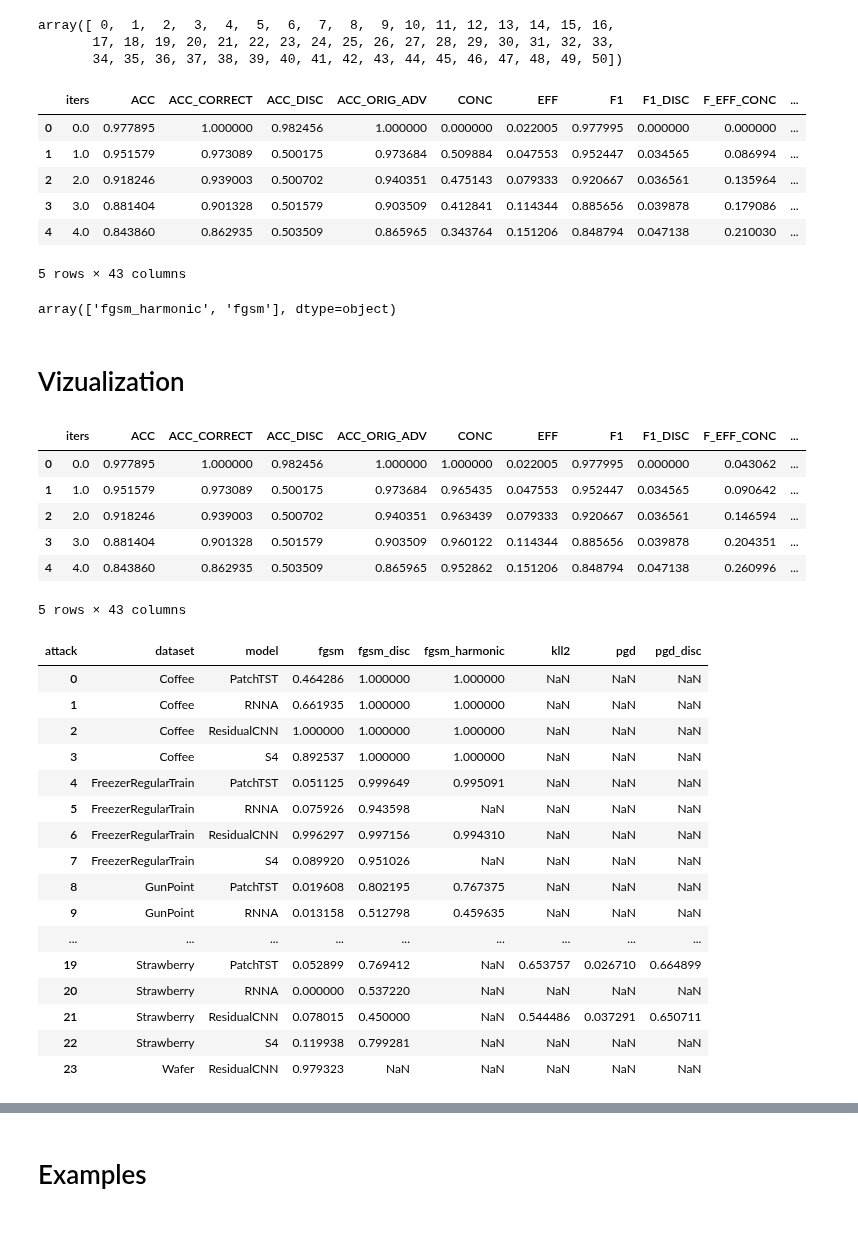
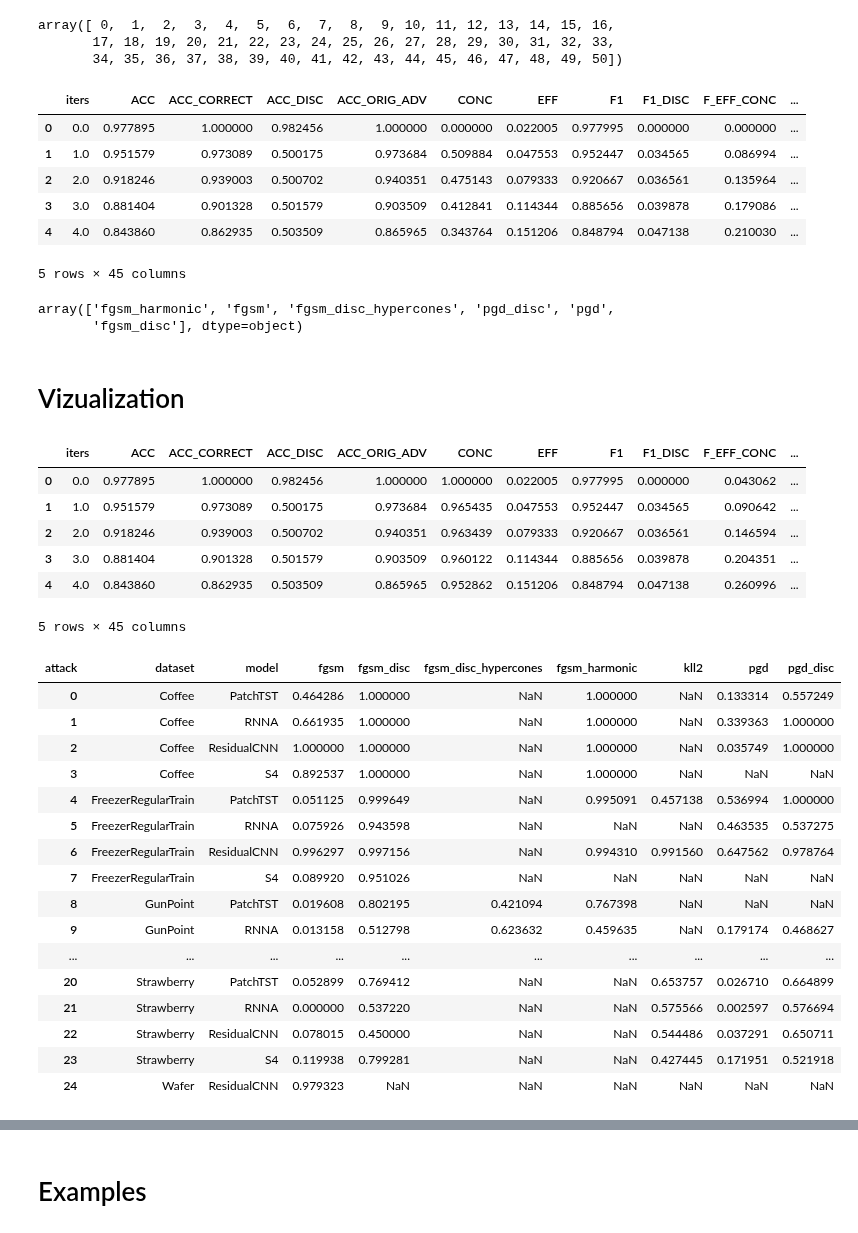
Before and after one commit to petrsokerin/Hidden_adversarial_attacks, a Jupyter notebook: notebooks/clearml_metrics.ipynb, the cells around one changed output, grey strips where cells are left out. Cells and saved outputs as stored; diff of their text form; code cells hidden in the pictures.

```diff
--- a/notebooks/clearml_metrics.ipynb
+++ b/notebooks/clearml_metrics.ipynb
@@ -161,8 +161,8 @@ def load_local_data(datasets, models, prefixes, flag_test=True):
 # model = 'ResidualCNN'
 
 results = load_local_data(
-    datasets = ['GunPointMaleVersusFemale', 'Strawberry', 'PowerCons', 'GunPoint'],
-    models = ['ResidualCNN', 'PatchTST'], # ['S4', 'ResidualCNN', 'TST', 'PatchTST', 'RNNA']
+    datasets = ['GunPointMaleVersusFemale', 'Strawberry', 'PowerCons', 'GunPoint', 'Coffee', 'FreezerRegularTrain'],
+    models = ['ResidualCNN', 'PatchTST', 'S4', 'RNNA'], # ['S4', 'ResidualCNN', 'TST', 'PatchTST', 'RNNA']
     prefixes = ['fast_run', 'test'],
     flag_test = True,
 )
@@ -170,11 +170,13 @@ results = load_local_data(
 
 mask = \
     (results['full_exp_name'].str.contains('pgd')) | \
+    (results['full_exp_name'].str.contains('harmonic')) | \
+    (results['full_exp_name'].str.contains('hypercones')) | \
     (results['full_exp_name'].str.contains('simba')) | \
     (results['full_exp_name'].str.contains('kll2')) | \
     (
         results['full_exp_name'].str.contains('fgsm') & \
-        (results['dataset'] == 'PowerCons') & results['model'].isin(['PatchTST', 'ResidualCNN'])
+        (results['dataset'] == 'PowerCons') & results['model'].isin(['PatchTST', 'ResidualCNN', 'S4', 'RNNA'])
 )
 results = results[mask].rename(columns={'step_id': 'iters'})
 results['exp_name'] = results['full_exp_name']
@@ -264,7 +264,7 @@ metrics.head()
 | 2 | 2.0 | 0.918246 | 0.939003 | 0.500702 | 0.940351 | 0.475143 | 0.079333 | 0.920667 | 0.036561 | 0.135964 | ... |
 | 3 | 3.0 | 0.881404 | 0.901328 | 0.501579 | 0.903509 | 0.412841 | 0.114344 | 0.885656 | 0.039878 | 0.179086 | ... |
 | 4 | 4.0 | 0.843860 | 0.862935 | 0.503509 | 0.865965 | 0.343764 | 0.151206 | 0.848794 | 0.047138 | 0.210030 | ... |
-5 rows × 43 columns
+5 rows × 45 columns
 # %%
 hid_col = 'F1'
 conc_col = 'F1_DISC'
@@ -276,7 +276,8 @@ metrics['F_EFF_CONC'] = 2 * metrics['EFF']  * metrics['CONC'] / (metrics['EFF']
 mask = (metrics['model'] == 'ResidualCNN') & (metrics['dataset'] == 'PowerCons') # & (metrics['attack'] == 'fgsm')
 metrics[mask]['attack'].unique()
 # %% [output]
-array(['fgsm_harmonic', 'fgsm'], dtype=object)
+array(['fgsm_harmonic', 'fgsm', 'fgsm_disc_hypercones', 'pgd_disc', 'pgd',
+       'fgsm_disc'], dtype=object)
 # %% [markdown]
 # Vizualization
 # %%
@@ -288,39 +289,39 @@ metrics.head()
 | 2 | 2.0 | 0.918246 | 0.939003 | 0.500702 | 0.940351 | 0.963439 | 0.079333 | 0.920667 | 0.036561 | 0.146594 | ... |
 | 3 | 3.0 | 0.881404 | 0.901328 | 0.501579 | 0.903509 | 0.960122 | 0.114344 | 0.885656 | 0.039878 | 0.204351 | ... |
 | 4 | 4.0 | 0.843860 | 0.862935 | 0.503509 | 0.865965 | 0.952862 | 0.151206 | 0.848794 | 0.047138 | 0.260996 | ... |
-5 rows × 43 columns
+5 rows × 45 columns
 # %%
 metric_name = 'F_EFF_CONC'
 
 eff_thr = 0.9
 pgd_fgsm_iter_thr = 40
 simba_iter_thr = 1200
 kll2_iter_thr = 350
 
 filter_start_point_mask = (metrics['EFF'] > eff_thr) | \
     (((metrics['attack'].str.contains('fgsm')) |  (metrics['attack'].str.contains('pgd'))) & (metrics['iters'] >= pgd_fgsm_iter_thr)) | \
     ((metrics['attack'].str.contains('simba')) & (metrics['iters'] >= simba_iter_thr)) | \
     ((metrics['attack'].str.contains('kll2')) & (metrics['iters'] >= kll2_iter_thr))
 
-agg_data = metrics[filter_start_point_mask].groupby(by=['dataset', 'model', 'attack'], as_index=False).agg({metric_name: max})
-agg_data = agg_data.pivot(index=['dataset', 'model'], columns='attack', values=metric_name).reset_index()
+grouped_data = metrics[filter_start_point_mask].groupby(by=['dataset', 'model', 'attack'], as_index=False).agg({metric_name: max})
+agg_data = grouped_data.pivot(index=['dataset', 'model'], columns='attack', values=metric_name).reset_index()
 # agg_data = agg_data.dropna(subset=['fgsm', 'fgsm_disc'])
 agg_data
 # %% [output]
-| attack | dataset | model | fgsm | fgsm_disc | fgsm_harmonic | kll2 | pgd | pgd_disc |
-| 0 | Coffee | PatchTST | 0.464286 | 1.000000 | 1.000000 | NaN | NaN | NaN |
-| 1 | Coffee | RNNA | 0.661935 | 1.000000 | 1.000000 | NaN | NaN | NaN |
-| 2 | Coffee | ResidualCNN | 1.000000 | 1.000000 | 1.000000 | NaN | NaN | NaN |
-| 3 | Coffee | S4 | 0.892537 | 1.000000 | 1.000000 | NaN | NaN | NaN |
-| 4 | FreezerRegularTrain | PatchTST | 0.051125 | 0.999649 | 0.995091 | NaN | NaN | NaN |
-| 5 | FreezerRegularTrain | RNNA | 0.075926 | 0.943598 | NaN | NaN | NaN | NaN |
-| 6 | FreezerRegularTrain | ResidualCNN | 0.996297 | 0.997156 | 0.994310 | NaN | NaN | NaN |
-| 7 | FreezerRegularTrain | S4 | 0.089920 | 0.951026 | NaN | NaN | NaN | NaN |
-| 8 | GunPoint | PatchTST | 0.019608 | 0.802195 | 0.767375 | NaN | NaN | NaN |
-| 9 | GunPoint | RNNA | 0.013158 | 0.512798 | 0.459635 | NaN | NaN | NaN |
-| ... | ... | ... | ... | ... | ... | ... | ... | ... |
-| 19 | Strawberry | PatchTST | 0.052899 | 0.769412 | NaN | 0.653757 | 0.026710 | 0.664899 |
-| 20 | Strawberry | RNNA | 0.000000 | 0.537220 | NaN | NaN | NaN | NaN |
-| 21 | Strawberry | ResidualCNN | 0.078015 | 0.450000 | NaN | 0.544486 | 0.037291 | 0.650711 |
-| 22 | Strawberry | S4 | 0.119938 | 0.799281 | NaN | NaN | NaN | NaN |
-| 23 | Wafer | ResidualCNN | 0.979323 | NaN | NaN | NaN | NaN | NaN |
+| attack | dataset | model | fgsm | fgsm_disc | fgsm_disc_hypercones | fgsm_harmonic | kll2 | pgd | pgd_disc |
+| 0 | Coffee | PatchTST | 0.464286 | 1.000000 | NaN | 1.000000 | NaN | 0.133314 | 0.557249 |
+| 1 | Coffee | RNNA | 0.661935 | 1.000000 | NaN | 1.000000 | NaN | 0.339363 | 1.000000 |
+| 2 | Coffee | ResidualCNN | 1.000000 | 1.000000 | NaN | 1.000000 | NaN | 0.035749 | 1.000000 |
+| 3 | Coffee | S4 | 0.892537 | 1.000000 | NaN | 1.000000 | NaN | NaN | NaN |
+| 4 | FreezerRegularTrain | PatchTST | 0.051125 | 0.999649 | NaN | 0.995091 | 0.457138 | 0.536994 | 1.000000 |
+| 5 | FreezerRegularTrain | RNNA | 0.075926 | 0.943598 | NaN | NaN | NaN | 0.463535 | 0.537275 |
+| 6 | FreezerRegularTrain | ResidualCNN | 0.996297 | 0.997156 | NaN | 0.994310 | 0.991560 | 0.647562 | 0.978764 |
+| 7 | FreezerRegularTrain | S4 | 0.089920 | 0.951026 | NaN | NaN | NaN | NaN | NaN |
+| 8 | GunPoint | PatchTST | 0.019608 | 0.802195 | 0.421094 | 0.767398 | NaN | NaN | NaN |
+| 9 | GunPoint | RNNA | 0.013158 | 0.512798 | 0.623632 | 0.459635 | NaN | 0.179174 | 0.468627 |
+| ... | ... | ... | ... | ... | ... | ... | ... | ... | ... |
+| 20 | Strawberry | PatchTST | 0.052899 | 0.769412 | NaN | NaN | 0.653757 | 0.026710 | 0.664899 |
+| 21 | Strawberry | RNNA | 0.000000 | 0.537220 | NaN | NaN | 0.575566 | 0.002597 | 0.576694 |
+| 22 | Strawberry | ResidualCNN | 0.078015 | 0.450000 | NaN | NaN | 0.544486 | 0.037291 | 0.650711 |
+| 23 | Strawberry | S4 | 0.119938 | 0.799281 | NaN | NaN | 0.427445 | 0.171951 | 0.521918 |
+| 24 | Wafer | ResidualCNN | 0.979323 | NaN | NaN | NaN | NaN | NaN | NaN |
```
Also changed, not shown: parts of 15 cells of this notebook.
